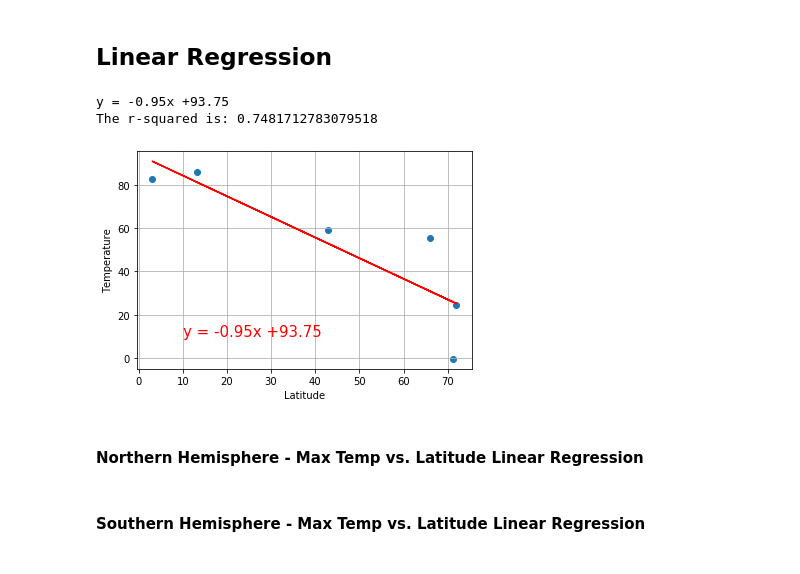
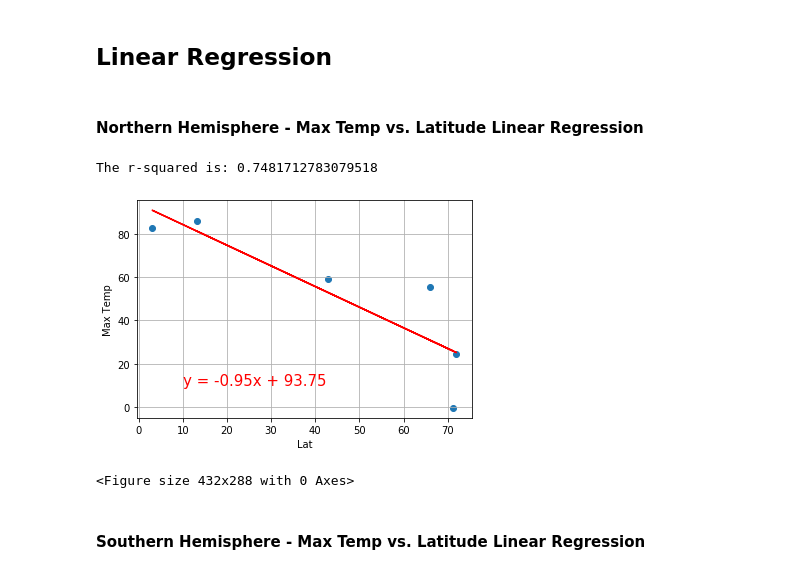
Before and after one commit to EMENGH/python-api-challenge, a Jupyter notebook: WeatherPy/WeatherPy.ipynb, the cells around one changed output. Cells and saved outputs as stored; diff of their text form; code cells hidden in the pictures.

Commit message:
added linear reg plots for north and south hemispheres

```diff
--- a/WeatherPy/WeatherPy.ipynb
+++ b/WeatherPy/WeatherPy.ipynb
@@ -243,44 +241,31 @@ north.reset_index(inplace=True)
 south = (lin_reg_df.loc[lin_reg_df["Lat"] < 0])
 south.reset_index(inplace=True)
 
+def generic_linreg_weather_func(x_val,y_val,x_label,y_label, y_loc):
 
+     (slope, intercept, rvalue, pvalue, stderr) = linregress(x_val, y_val)
 
-
-
-
-x_val = north["Lat"]
-y_val = north["Max Temp"]
-
-(slope, intercept, rvalue, pvalue, stderr) = linregress(x_val, y_val)
-
-#find regression values
-regress_values = x_val * slope + intercept
-
-#find line equation
-line_eq = "y = " + str(round(slope,2)) + "x +" + str(round(intercept,2))
-print(line_eq)
-
-#plot and label data
-plt.scatter(x_val,y_val)
-plt.plot(x_val,regress_values,"r-")
-
-plt.grid(True)
-plt.xlabel('Latitude')
-plt.ylabel('Temperature')
-
-
-plt.annotate(line_eq,(10,10),fontsize=15,color="red")
-
-#print r square value
-print(f"The r-squared is: {rvalue**2}")
-
-# # Show plot
-plt.show()
+     regress_values = x_val * slope + intercept
+     line_eq = "y = " + str(round(slope,2)) + "x + " + str(round(intercept,2))
+     plt.scatter(x_val, y_val)
+     plt.plot(x_val, regress_values,"r-")
+     plt.xlabel(x_label)
+     plt.ylabel(y_label)
+     print(f"The r-squared is: {rvalue**2}")
+     plt.grid(True)
+     plt.annotate(line_eq,y_loc,fontsize=15,color="red")
+     plt.show()
-# %% [output]
-y = -0.95x +93.75
-The r-squared is: 0.7481712783079518
-[figure, removed]
 # %% [markdown]
 ####  Northern Hemisphere - Max Temp vs. Latitude Linear Regression
+# %%
+y_loc = (10,10)
+x_label = "Lat"
+y_label = "Max Temp"
+generic_linreg_weather_func(north[x_label],north[y_label], x_label, y_label, y_loc)
+plt.savefig("../output_data/north_latitude_vs_Max_Temp.png")
+# %% [output]
+The r-squared is: 0.7481712783079518
+[figure, added]
+<Figure size 432x288 with 0 Axes>
 # %% [markdown]
 ####  Southern Hemisphere - Max Temp vs. Latitude Linear Regression
```
Also changed, not shown: parts of 8 cells of this notebook.
